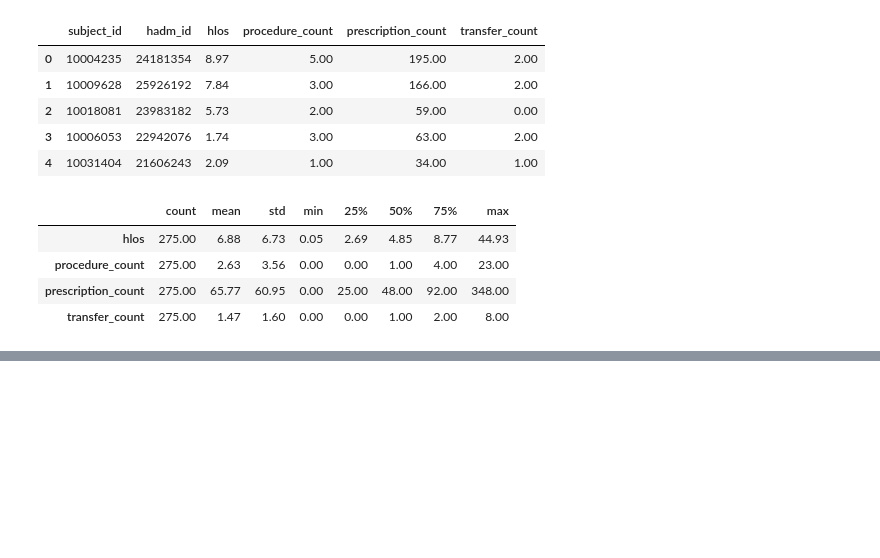
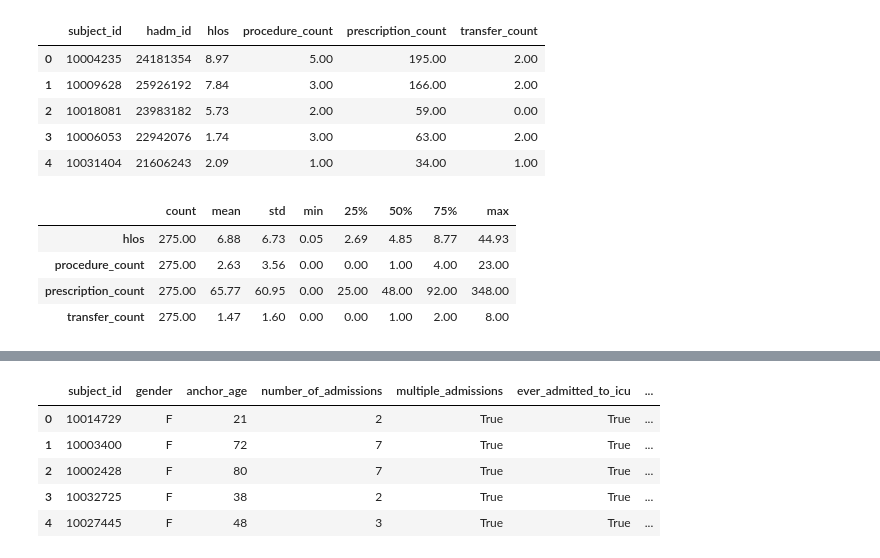
Before and after one commit to nakatuddesuzan/ICU-Patient-Care-Analysis, a Jupyter notebook: notebooks/01-exploration.ipynb, the cells around one changed output, grey strips where cells are left out. Saved outputs shown, nothing was run; the diff lists cells and outputs as text; code cells hidden in the pictures; blank space fills up the shorter version.

```diff
--- a/notebooks/01-exploration.ipynb
+++ b/notebooks/01-exploration.ipynb
@@ -1418,0 +1630,86 @@ resource_utilization[
+# %%
+# 1. Summarize hospital admissions by patient
+admission_summary = (
+    admissions.groupby("subject_id")
+    .agg(
+        number_of_admissions=("hadm_id", "nunique"),
+        ever_died_in_hospital=("hospital_expire_flag", "max")
+    )
+    .reset_index()
+)
+
+admission_summary["multiple_admissions"] = (
+    admission_summary["number_of_admissions"] > 1
+)
+
+
+# 2. Summarize ICU utilization by patient
+icu_summary = (
+    icu_stays.groupby("subject_id")
+    .agg(
+        number_of_icu_stays=("stay_id", "nunique")
+    )
+    .reset_index()
+)
+
+icu_summary["ever_admitted_to_icu"] = True
+
+
+# 3. Start with patient characteristics
+patient_summary = patients[
+    ["subject_id", "gender", "anchor_age"]
+].copy()
+
+
+# 4. Add hospital admission information
+patient_summary = patient_summary.merge(
+    admission_summary,
+    on="subject_id",
+    how="left"
+)
+
+
+# 5. Add ICU information
+patient_summary = patient_summary.merge(
+    icu_summary,
+    on="subject_id",
+    how="left"
+)
+
+
+# 6. Patients without an ICU record did not have an ICU stay
+patient_summary["ever_admitted_to_icu"] = (
+    patient_summary["ever_admitted_to_icu"]
+    .fillna(False)
+    .astype(bool)
+)
+
+patient_summary["number_of_icu_stays"] = (
+    patient_summary["number_of_icu_stays"]
+    .fillna(0)
+    .astype(int)
+)
+
+
+# 7. Arrange columns
+patient_summary = patient_summary[
+    [
+        "subject_id",
+        "gender",
+        "anchor_age",
+        "number_of_admissions",
+        "multiple_admissions",
+        "ever_admitted_to_icu",
+        "number_of_icu_stays",
+        "ever_died_in_hospital"
+    ]
+]
+
+patient_summary.head()
+# %% [output]
+|  | subject_id | gender | anchor_age | number_of_admissions | multiple_admissions | ever_admitted_to_icu | ... |
+| 0 | 10014729 | F | 21 | 2 | True | True | ... |
+| 1 | 10003400 | F | 72 | 7 | True | True | ... |
+| 2 | 10002428 | F | 80 | 7 | True | True | ... |
+| 3 | 10032725 | F | 38 | 2 | True | True | ... |
+| 4 | 10027445 | F | 48 | 3 | True | True | ... |
```
Also changed, not shown: parts of 45 cells of this notebook, 5 other files.
